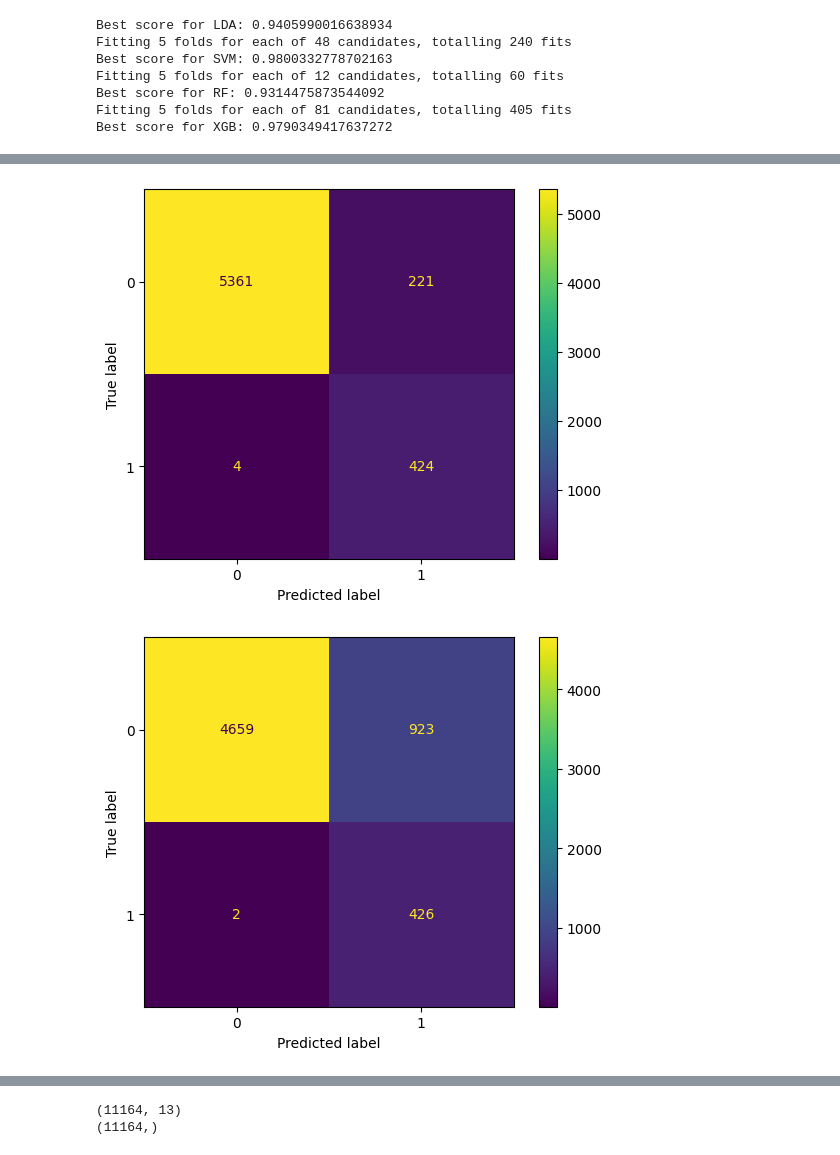
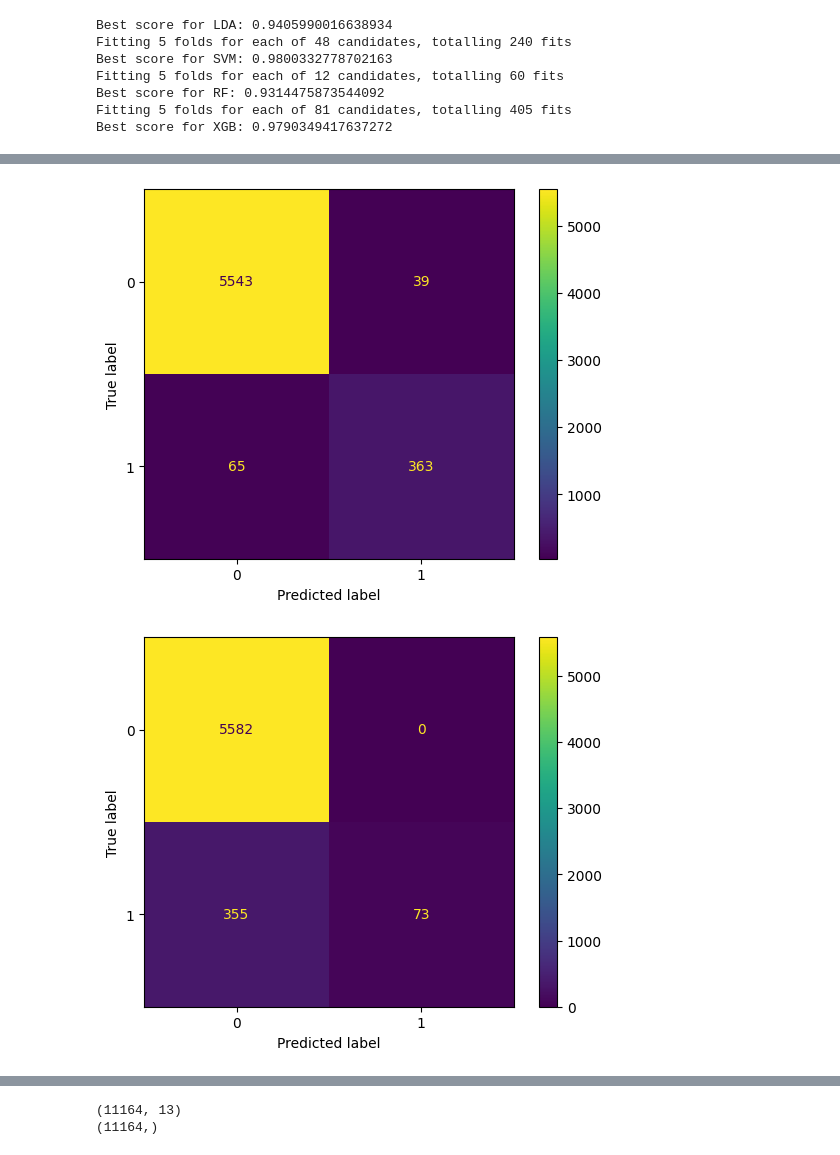
Before and after one commit to KomlaRD/machine_learning_dhs, a Jupyter notebook: ml_undernutrition.ipynb, the cells around one changed output, grey strips where cells are left out. Saved outputs shown, nothing was run; the diff lists cells and outputs as text; code cells hidden in the pictures.

Commit message:
Evaluate models on test dataset

```diff
--- a/ml_undernutrition.ipynb
+++ b/ml_undernutrition.ipynb
@@ -974,5 +974,5 @@ Best score for XGB: 0.9803660565723794
 # %%
-models_list = [lr, lasso_cv_u, lda_cv_u, rr_cv_u, svm_cv_u, rf_cv_u, xgb_cv_u]
+models_list = [lr_u, lasso_cv_u, lda_cv_u, rr_cv_u, svm_cv_u, rf_cv_u, xgb_cv_u]
 model_names_list = ["Logistic Regression",
                "Least Absolute Shrinkage and Selection Operation",
                "Linear Discriminant Analysis",
@@ -1015,7 +1015,7 @@ weighted avg       1.00      1.00      1.00      6010
 # %% [markdown]
 #### Evaluation on test dataset
 # %%
-models_list = [lr, lasso_cv_u, lda_cv_u, rr_cv_u, svm_cv_u, rf_cv_u, xgb_cv_u]
+models_list = [lr_u, lasso_cv_u, lda_cv_u, rr_cv_u, svm_cv_u, rf_cv_u, xgb_cv_u]
 model_names_list = ["Logistic Regression",
                     "Least Absolute Shrinkage and Selection Operation",
                     "Linear Discriminant Analysis",
@@ -1057,7 +1057,7 @@ weighted avg       0.98      0.98      0.98      2576
 [figure]
 # %%
 # Compute ROC Curve and AUC
-models_u = [lr, lasso_cv_u, lda_cv_u, svm_cv_u, rf_cv_u, xgb_cv_u]
+models_u = [lr_u, lasso_cv_u, lda_cv_u, svm_cv_u, rf_cv_u, xgb_cv_u]
 model_names_u = ["Logistic Regression",
                     "Least Absolute Shrinkage and Selection Operation",
                     "Linear Discriminant Analysis",
@@ -1161,7 +1161,8 @@ plt.show()
 # %%
 # Find best models to use to fit wasting data
 # Logistic regression
-lr.fit(X_train_w, y_train_w)
+lr_w = lr
+lr_w.fit(X_train_w, y_train_w)
 
 # Lasso
 lasso_cv_w = lasso_cv
@@ -1223,7 +1224,7 @@ Best score for RF: 0.9314475873544092
 Fitting 5 folds for each of 81 candidates, totalling 405 fits
 Best score for XGB: 0.9790349417637272
 # %%
-models_w = [lr, lasso_cv_w, lda_cv_w, rr_cv_w, svm_cv_w, rf_cv_w, xgb_cv_w]
+models_w = [lr_w, lasso_cv_w, lda_cv_w, rr_cv_w, svm_cv_w, rf_cv_w, xgb_cv_w]
 model_names_w = ["Logistic Regression",
                     "Least Absolute Shrinkage and Selection Operation",
                     "Linear Discriminant Analysis",
@@ -1260,2 +1261,2 @@ weighted avg       1.00      1.00      1.00      6010
-[figure, old version]
+[figure, new version]
-[figure, old version]
+[figure, new version]
```
Also changed, not shown: parts of 9 cells of this notebook.
